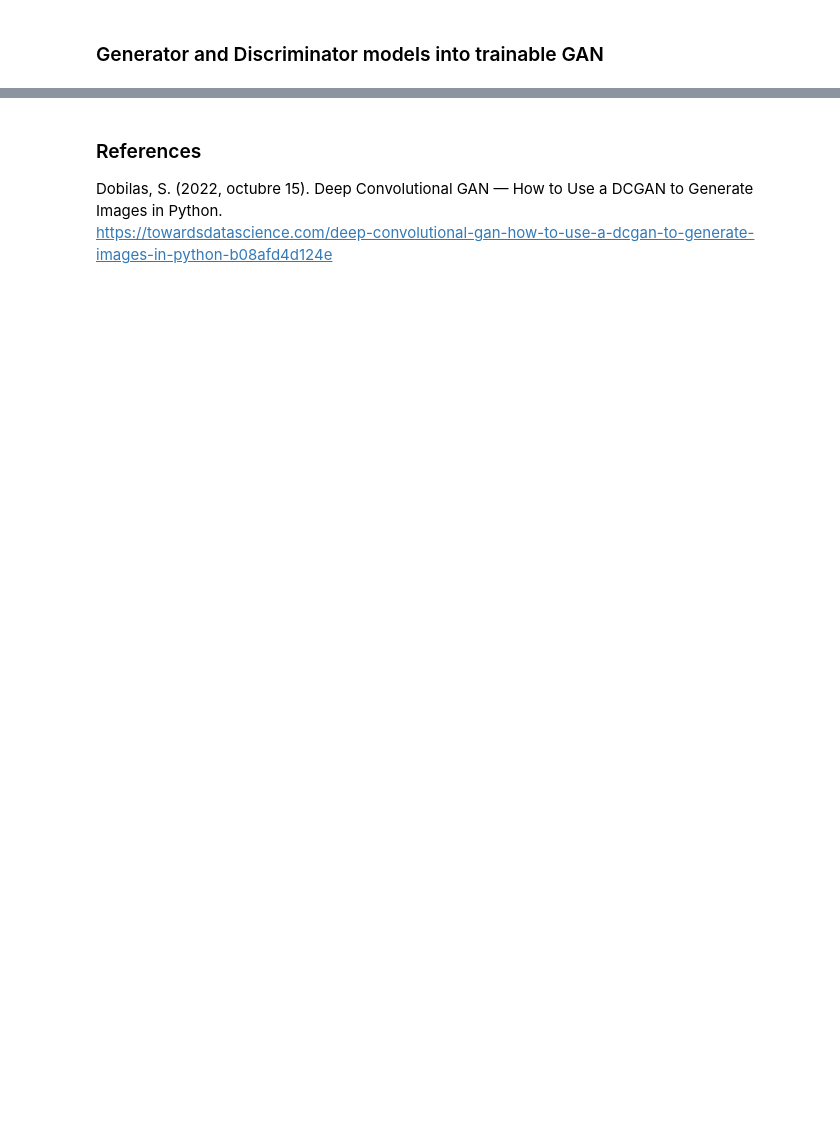
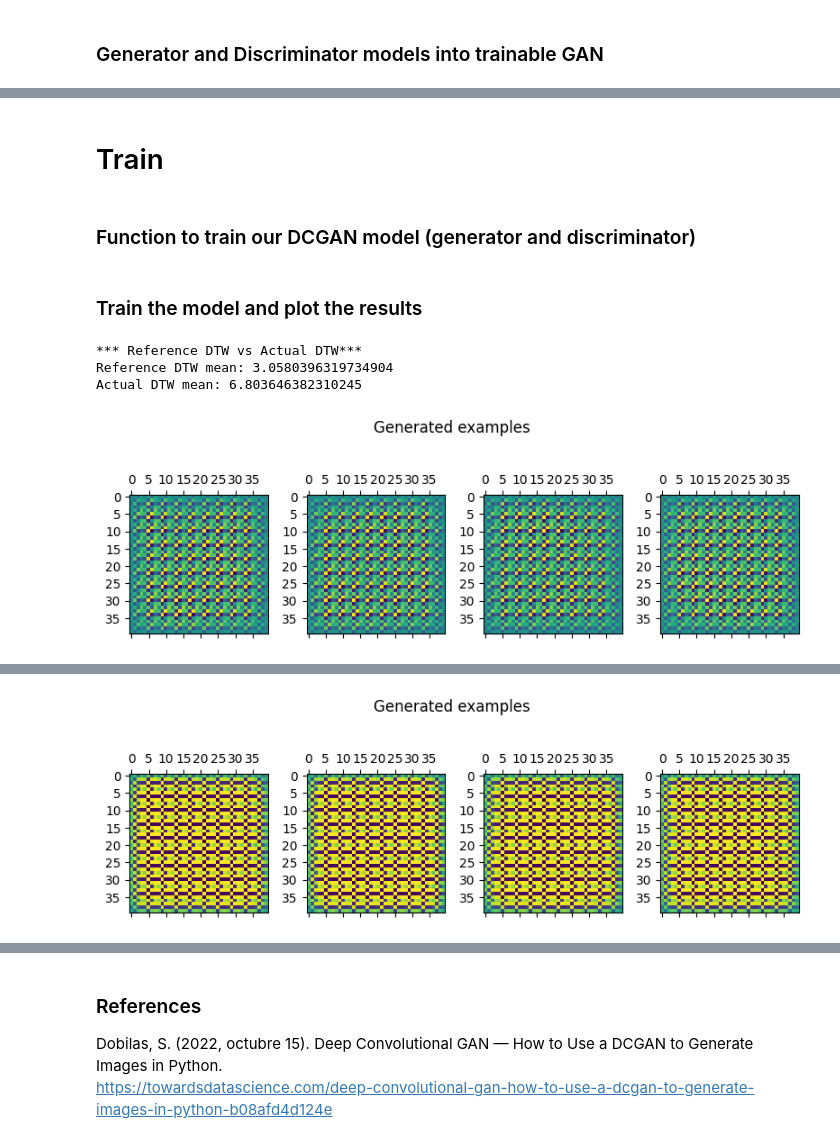
Before and after one commit to JLuengoG/TFM, a Jupyter notebook: DCGAN.ipynb, the cells around one changed output, grey strips where cells are left out. Saved outputs shown, nothing was run; the diff lists cells and outputs as text; code cells hidden in the pictures; blank space fills up the shorter version.

Commit message:
Train DCGAN Model

```diff
--- a/DCGAN.ipynb
+++ b/DCGAN.ipynb
@@ -306,0 +231,45 @@ Model: "DCGAN"
+# %%
+loss_discriminador_array = []
+loss_generador_array = []
+fake_array = []
+# %%
+def performance_summary(generator, discriminator, dataset, latent_dim, n=n_img):
+
+    # Get samples of the real data
+    x_real, y_real = real_samples(n, dataset)
+    # Evaluate the descriminator on real data
+    _, real_accuracy = discriminator.evaluate(x_real, y_real, verbose=0)
+
+    # Get fake (generated) samples
+    x_fake, y_fake = fake_samples(generator, latent_dim, n)
+    # Evaluate the descriminator on fake (generated) data
+    _, fake_accuracy = discriminator.evaluate(x_fake, y_fake, verbose=0)
+
+    # summarize discriminator performance
+    print('\n')
+    print("*** Evaluation ***")
+    print("Discriminator Accuracy on REAL images: ", real_accuracy)
+    print("Discriminator Accuracy on FAKE (generated) images: ", fake_accuracy)
+
+    # DTW verification
+    ##################
+
+    # Reshape de las imagenes
+    x_fake_reshape = x_fake.reshape(n_img,1600)
+
+    # matriz de distancias
+    dtw_mean_value = dtw_mean(x_train, x_fake_reshape, referenceDTW)
+
+    # Plot Generate examples
+    ########################
+    fig, axs = plt.subplots(1,4, sharey=False, tight_layout=True, figsize=(8,3), facecolor='white')
+    k=0
+    plt.suptitle('Generated examples')
+    for i in range(4):
+            axs[i].matshow(x_fake[k])
+            k=k+1
+    plt.show()
+# %% [markdown]
+# Train
+# %% [markdown]
+### Function to train our DCGAN model (generator and discriminator)
@@ -306,0 +324,11 @@ Model: "DCGAN"
+# %% [markdown]
+### Train the model and plot the results
+# %%
+# Train DCGAN model
+# 1k epochs
+train(gen_model, dis_model, gan_model, data, latent_dim, n_epochs=1001, n_batch=32, n_eval=100)
+# %% [output]
+*** Reference DTW vs Actual DTW***
+Reference DTW mean: 3.0580396319734904
+Actual DTW mean: 6.803646382310245
+[figure, added]
@@ -306,0 +352 @@ Model: "DCGAN"
+[figure, added]
```
Also changed, not shown: parts of 24 cells of this notebook, 1 other file.
